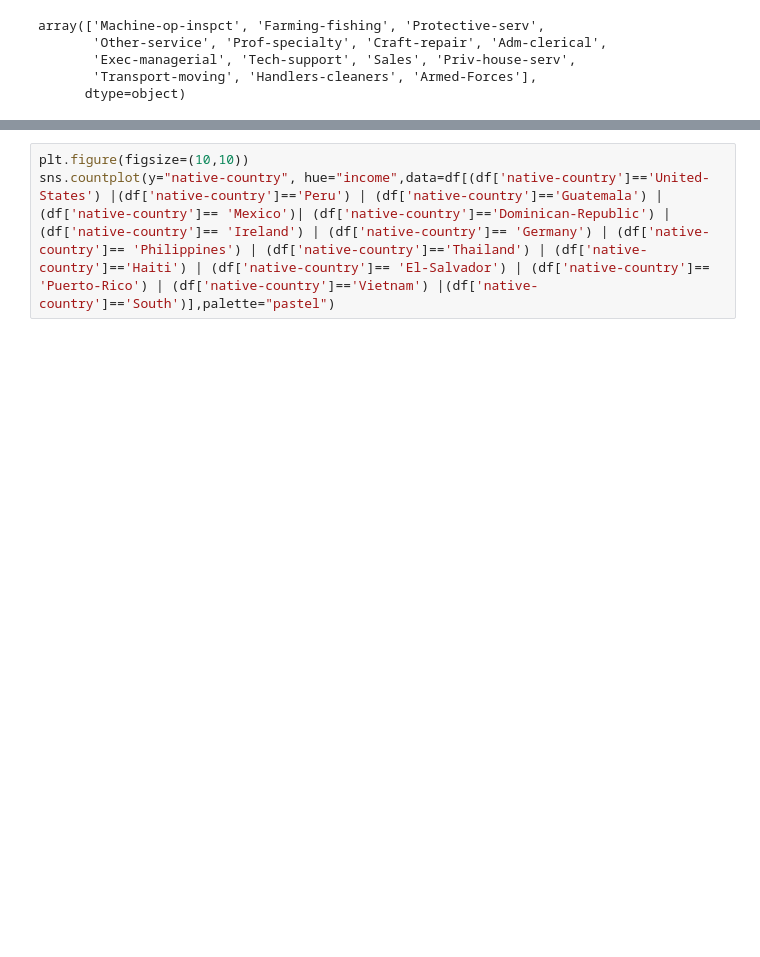
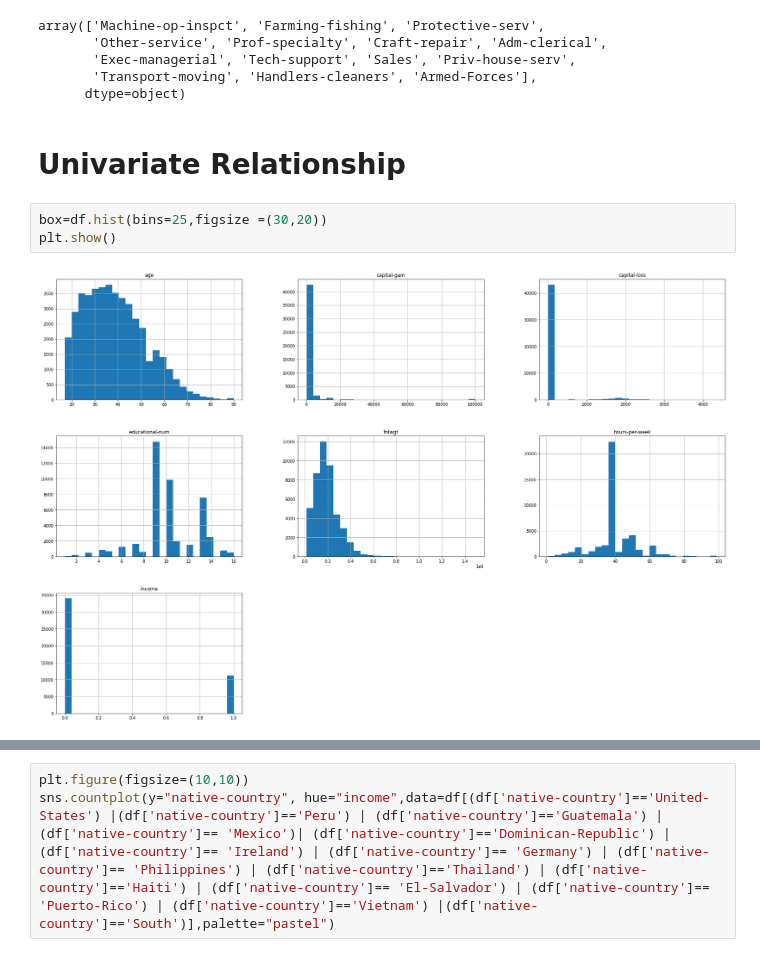
Before and after one commit to umamohantm/springboard, a Jupyter notebook: Story telling/Adult_Income.ipynb, the cells around one changed output, grey strips where cells are left out. Drawn from its saved outputs; the diff is of its cells as text; blank space fills up the shorter version.

```diff
--- a/Story telling/Adult_Income.ipynb
+++ b/Story telling/Adult_Income.ipynb
@@ -130,3 +143,10 @@ array(['Machine-op-inspct', 'Farming-fishing', 'Protective-serv',
        'Exec-managerial', 'Tech-support', 'Sales', 'Priv-house-serv',
        'Transport-moving', 'Handlers-cleaners', 'Armed-Forces'],
       dtype=object)
+# %% [markdown]
+# Univariate Relationship
+# %%
+box=df.hist(bins=25,figsize =(30,20))
+plt.show()
+# %% [output]
+[figure, added]
```
Also changed, not shown: parts of 26 cells of this notebook.
